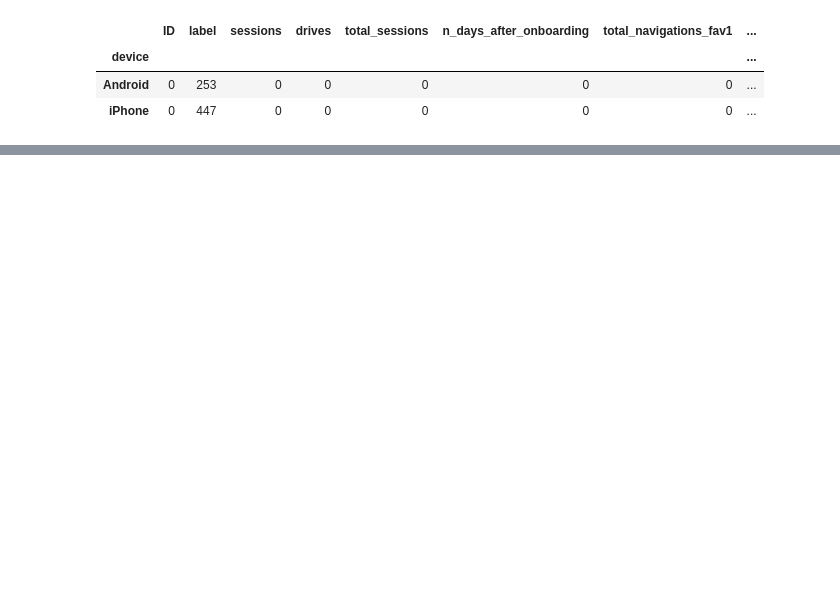
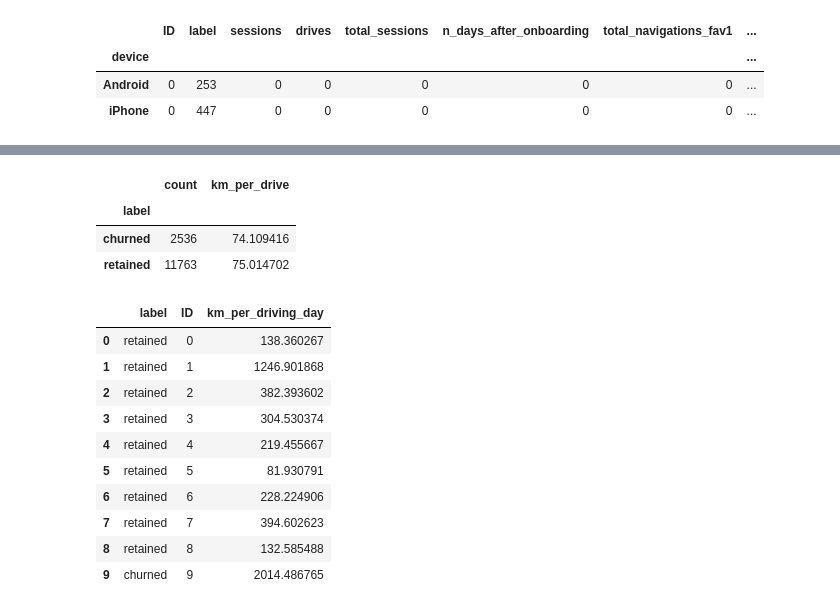
Before and after one commit to tros01/google_advanced_data_analytics, a Jupyter notebook: ga2_waze_py.ipynb, the cells around one changed output, grey strips where cells are left out. Drawn from its saved outputs; the diff is of its cells as text; code cells hidden in the pictures; blank space fills up the shorter version.

```diff
--- a/ga2_waze_py.ipynb
+++ b/ga2_waze_py.ipynb
@@ -134,0 +208,29 @@ df.groupby("device").apply(lambda x: x.isnull().sum())
+# %%
+# Group by `label`, calculate the median, and isolate for km per drive
+numeric_cols = df.select_dtypes(include="number").columns
+df_median = df.groupby("label")[numeric_cols].agg("median")
+df_median["count"] = df.groupby("label")["label"].value_counts()
+df_median[["count", "km_per_drive"]]
+# %% [output]
+|  | count | km_per_drive |
+| label |  |  |
+| churned | 2536 | 74.109416 |
+| retained | 11763 | 75.014702 |
+# %%
+# Add a column to df called `km_per_driving_day`
+# Place the new col just after km_per_drive
+col_loc = df.columns.get_loc("km_per_drive") + 1
+df.insert(col_loc, "km_per_driving_day", df.driven_km_drives / df.driving_days)
+df[["label", "ID", "km_per_driving_day"]].head(n=10)
+# %% [output]
+|  | label | ID | km_per_driving_day |
+| 0 | retained | 0 | 138.360267 |
+| 1 | retained | 1 | 1246.901868 |
+| 2 | retained | 2 | 382.393602 |
+| 3 | retained | 3 | 304.530374 |
+| 4 | retained | 4 | 219.455667 |
+| 5 | retained | 5 | 81.930791 |
+| 6 | retained | 6 | 228.224906 |
+| 7 | retained | 7 | 394.602623 |
+| 8 | retained | 8 | 132.585488 |
+| 9 | churned | 9 | 2014.486765 |
```
Also changed, not shown: parts of 13 cells of this notebook.
